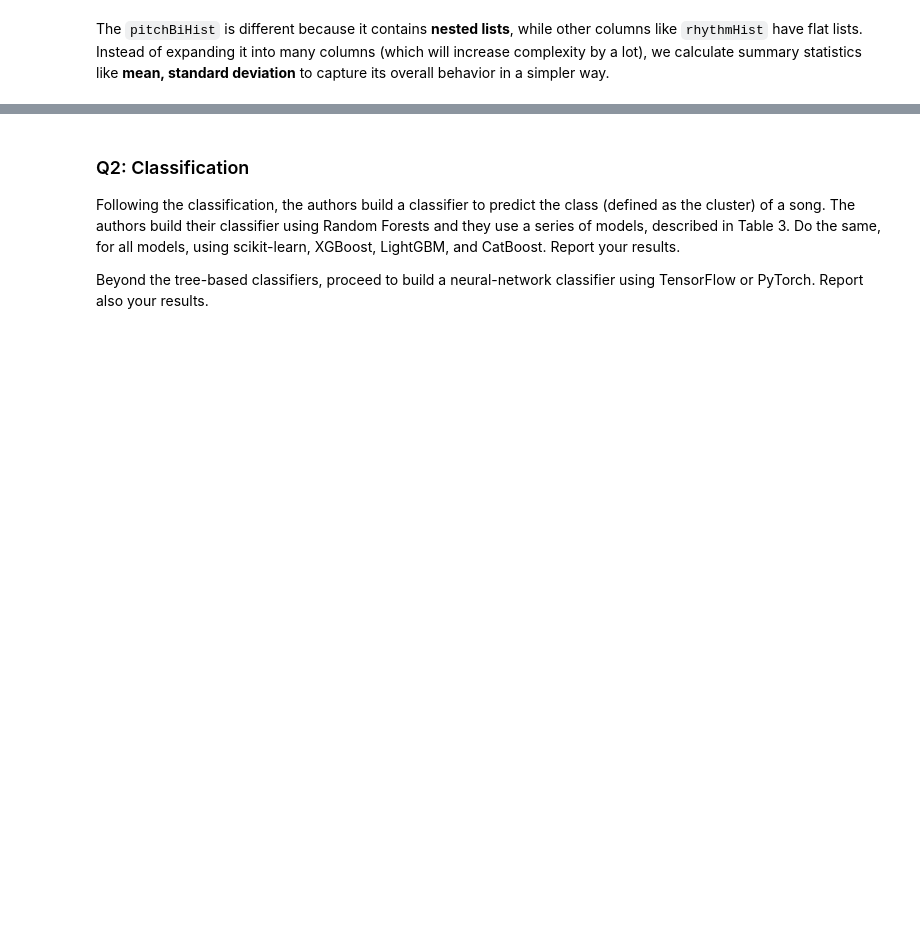
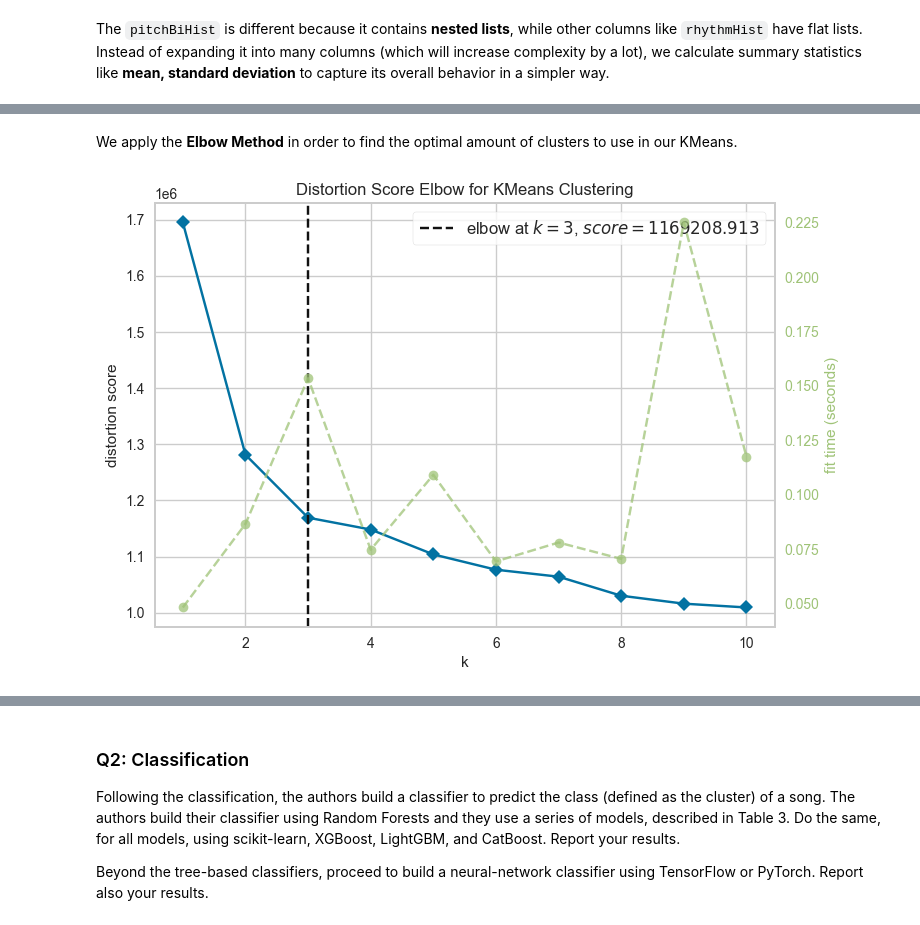
Before and after one commit to miketheofan/msc-in-data-science, a Jupyter notebook: pepmusic_assignment.ipynb, the cells around one changed output, grey strips where cells are left out. Saved outputs shown, nothing was run; the diff lists cells and outputs as text; code cells hidden in the pictures; blank space fills up the shorter version.

```diff
--- a/pepmusic_assignment.ipynb
+++ b/pepmusic_assignment.ipynb
@@ -193,0 +198,10 @@ processed_df
+# %%
+scaler = StandardScaler()
+scaled_df = scaler.fit_transform(processed_df)
+
+scaled_df = pd.DataFrame(
+  scaled_df,
+  index=processed_df.index,
+  columns=processed_df.columns
+)
+scaled_df
@@ -193,0 +222,10 @@ processed_df
+# %% [markdown]
+We apply the **Elbow Method** in order to find the optimal amount of clusters to use in our KMeans.
+# %%
+kmeans = KMeans(random_state=0)
+visualizer = KElbowVisualizer(kmeans, k=(1,11))
+
+visualizer.fit(scaled_df)
+_ = visualizer.show()
+# %% [output]
+[figure, added]
```
Also changed, not shown: parts of 7 cells of this notebook.
